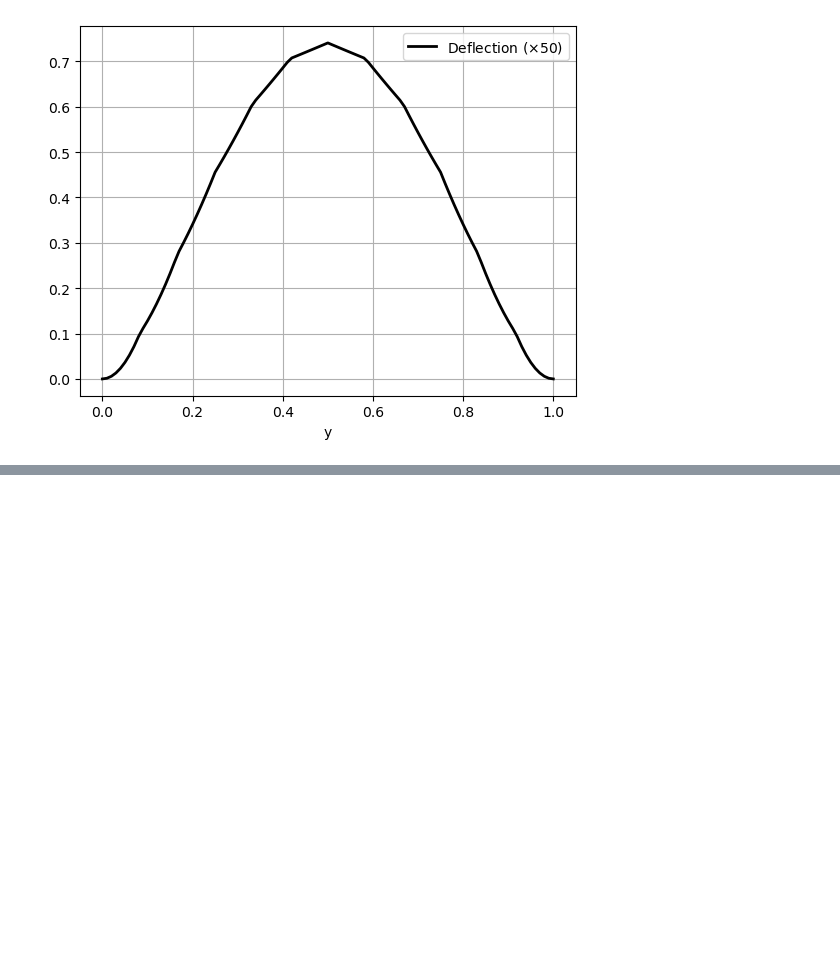
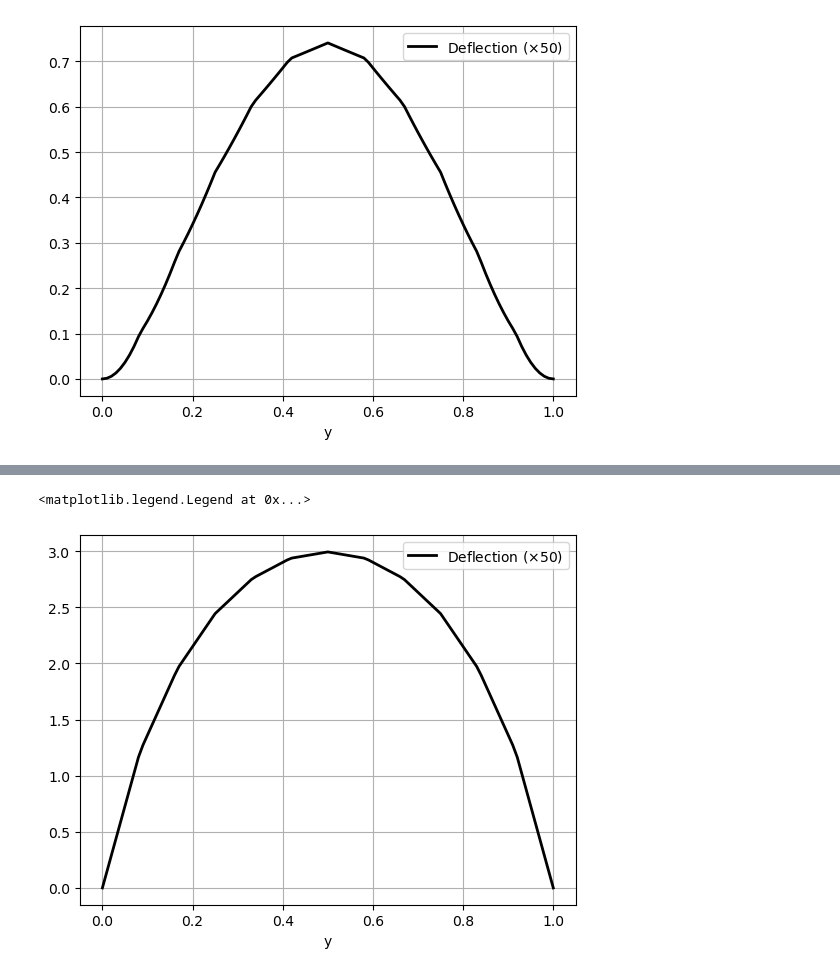
Before and after one commit to giozu/FEM, a Jupyter notebook: FEniCSx/2D/2d_poisson_equation.ipynb, the cells around one changed output, grey strips where cells are left out. Cells and saved outputs as stored; diff of their text form; code cells hidden in the pictures; blank space fills up the shorter version.

```diff
--- a/FEniCSx/2D/2d_poisson_equation.ipynb
+++ b/FEniCSx/2D/2d_poisson_equation.ipynb
@@ -222,0 +205,19 @@ plt.legend()
+# %%
+from dolfinx import fem
+
+grad_u_expr = fem.Expression(grad(uh)[0], V.element.interpolation_points()) # d/dx
+grad_u = fem.Function(V)
+grad_u.interpolate(grad_u_expr)
+
+
+import pyvista
+u_topology, u_cell_types, u_geometry = plot.create_vtk_mesh(V)
+
+u_grid = pyvista.UnstructuredGrid(u_topology, u_cell_types, u_geometry)
+u_grid.point_data["u"] = uh.x.array.real
+u_grid.set_active_scalars("u")
+u_plotter = pyvista.Plotter()
+u_plotter.add_mesh(u_grid, show_edges=True)
+u_plotter.view_xy()
+if not pyvista.OFF_SCREEN:
+    u_plotter.show()
@@ -222,0 +239,34 @@ plt.legend()
+# %%
+from dolfinx import geometry
+
+points = np.zeros((3, 101))
+
+points[0] = np.zeros(101)
+points[1] = np.linspace(0, 1, 101)
+
+u_values = []
+cells = []
+points_on_proc = []
+
+bb_tree = geometry.BoundingBoxTree(msh, msh.topology.dim)
+
+cell_candidates = geometry.compute_collisions(bb_tree, points.T)
+colliding_cells = geometry.compute_colliding_cells(msh, cell_candidates, points.T)
+
+for i, point in enumerate(points.T):
+    if len(colliding_cells.links(i))>0:
+        points_on_proc.append(point)
+        cells.append(colliding_cells.links(i)[0])
+
+points_on_proc = np.array(points_on_proc, dtype=np.float64)
+u_values = grad_u.eval(points_on_proc, cells)
+
+import matplotlib.pyplot as plt
+fig = plt.figure()
+plt.plot(points_on_proc[:,1], u_values, "k", linewidth=2, label="Deflection ($\\times 50$)")
+plt.grid(True)
+plt.xlabel("y")
+plt.legend()
+# %% [output]
+<matplotlib.legend.Legend at 0x...>
+[figure, added]
```
Also changed, not shown: parts of 6 cells of this notebook, 1 other file.
